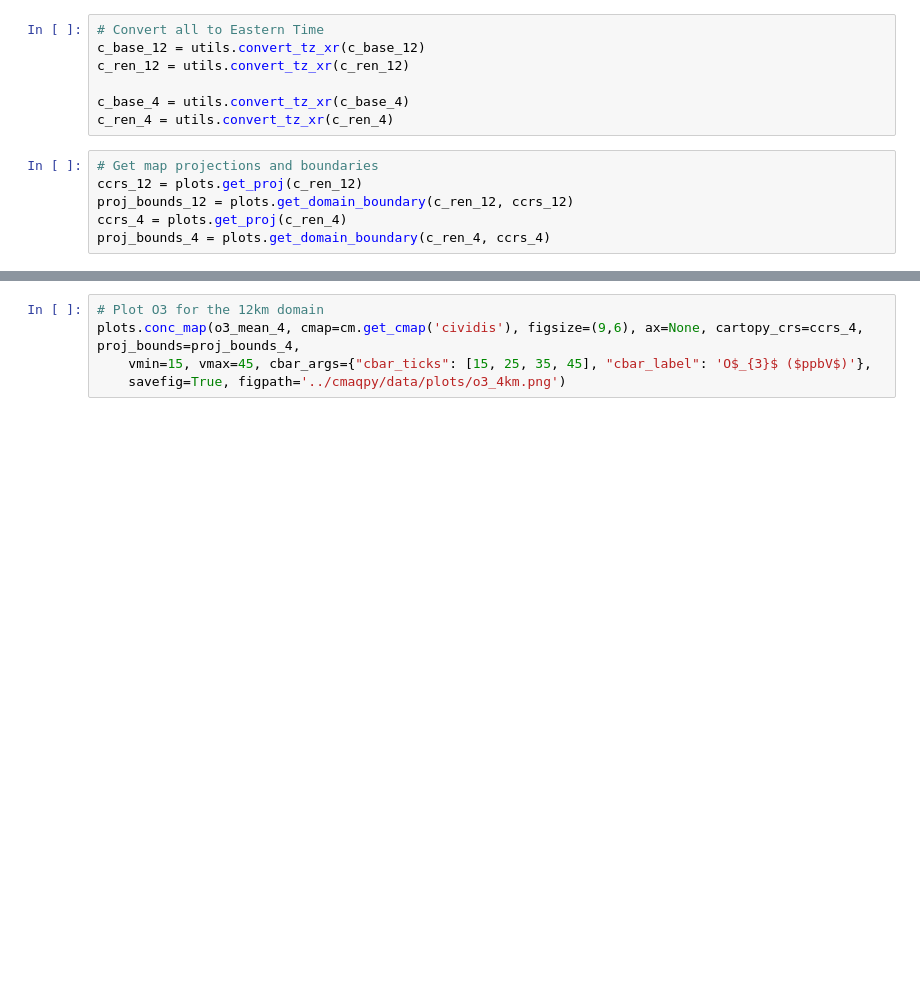
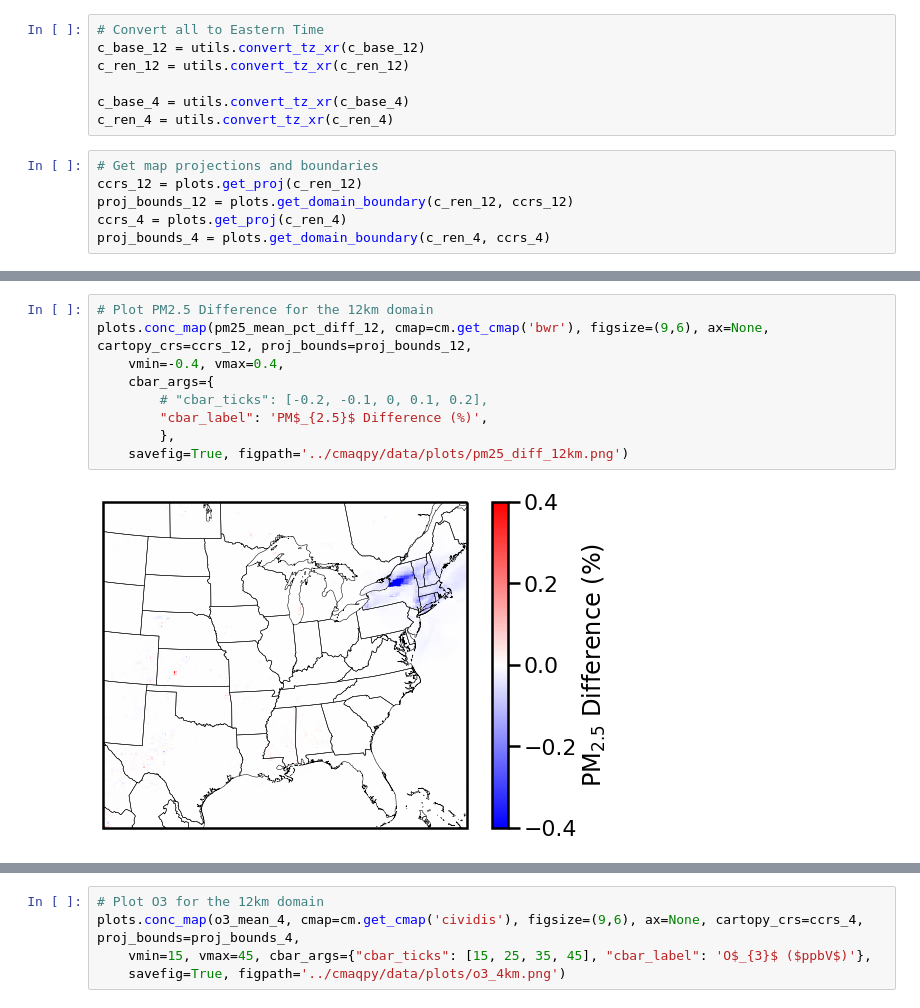
Before and after one commit to jeffreysward/cmaqpy, a Jupyter notebook: notebooks/Visualize cctm output.ipynb, the cells around one changed output, grey strips where cells are left out. Saved outputs shown, nothing was run; the diff lists cells and outputs as text; blank space fills up the shorter version.

```diff
--- a/notebooks/Visualize cctm output.ipynb
+++ b/notebooks/Visualize cctm output.ipynb
@@ -63,2 +64,13 @@ plots.conc_map(pm25_mean_12, cmap=cm.get_cmap('YlOrBr'), figsize=(9,6), ax=None,
 # %% [output]
 [figure]
+# %%
+# Plot PM2.5 Difference for the 12km domain
+plots.conc_map(pm25_mean_pct_diff_12, cmap=cm.get_cmap('bwr'), figsize=(9,6), ax=None, cartopy_crs=ccrs_12, proj_bounds=proj_bounds_12,
+    vmin=-0.4, vmax=0.4,
+    cbar_args={
+        # "cbar_ticks": [-0.2, -0.1, 0, 0.1, 0.2],
+        "cbar_label": 'PM$_{2.5}$ Difference (%)',
+        },
+    savefig=True, figpath='../cmaqpy/data/plots/pm25_diff_12km.png')
+# %% [output]
+[figure, added]
```
Also changed, not shown: parts of 11 cells of this notebook, 2 other files.
